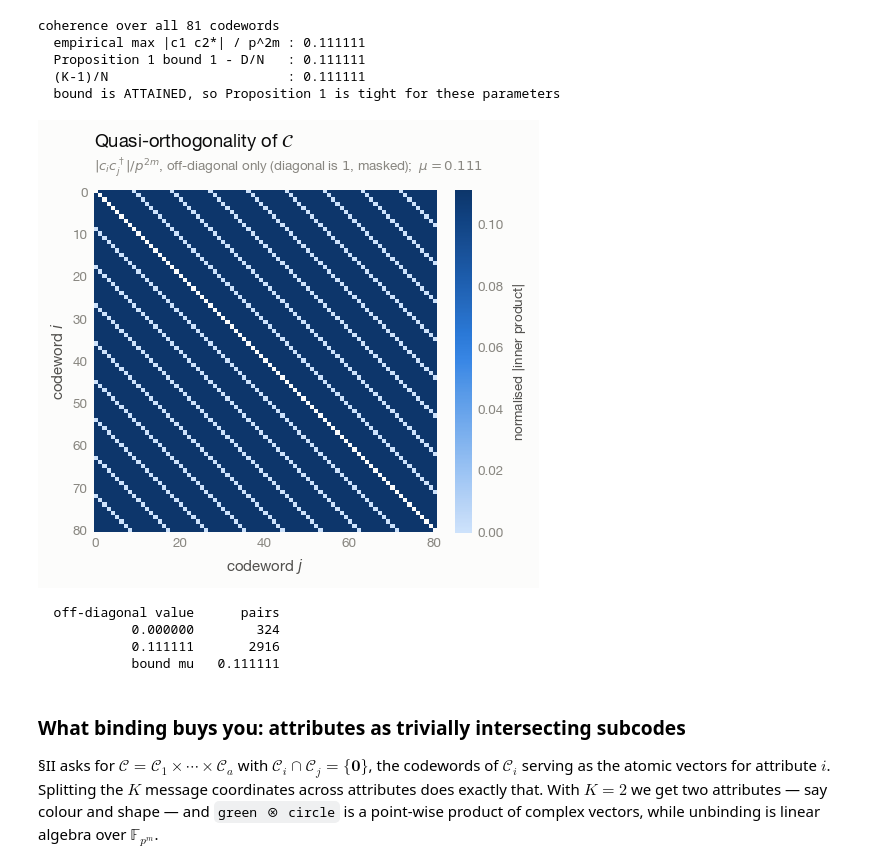
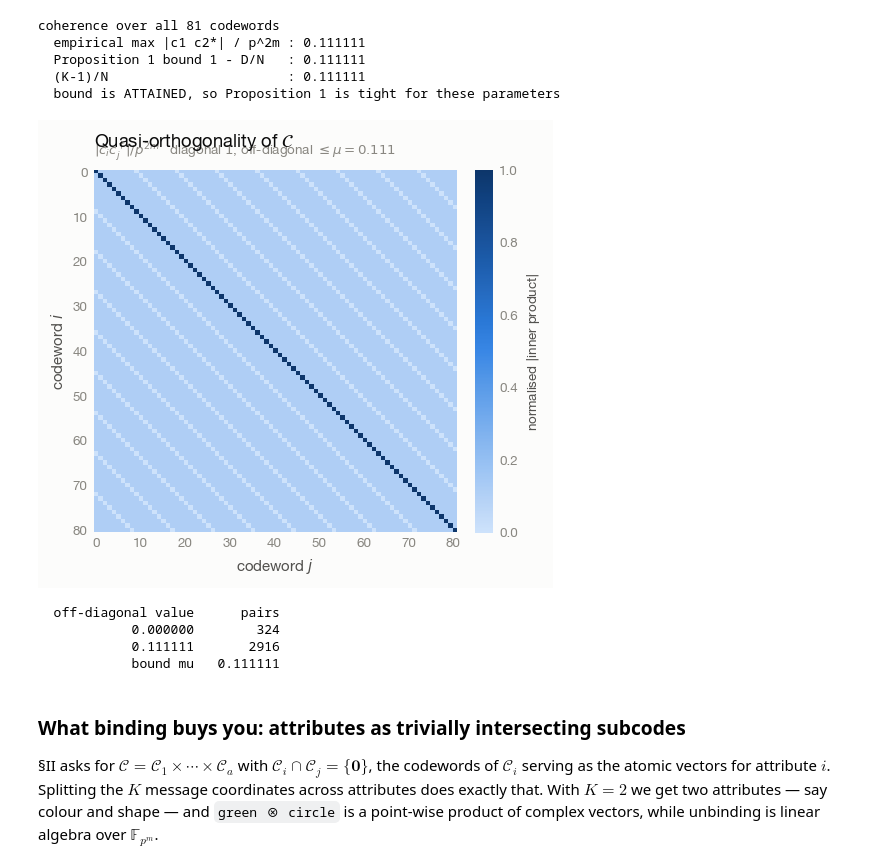
Before and after one commit to Harshahi/HIsto, a Jupyter notebook: rs_hadamard_encoder.ipynb, the cells around one changed output. Drawn from its saved outputs; the diff is of its cells as text; code cells hidden in the pictures.

```diff
--- a/rs_hadamard_encoder.ipynb
+++ b/rs_hadamard_encoder.ipynb
@@ -97,11 +98,10 @@ def style(ax, title=None, sub=None):
         s.set_visible(False)
     ax.tick_params(length=0)
     if title:
-        ax.set_title(title, color=T["ink"], loc="left", pad=26 if sub else 8)
-    if sub:                        # offset in points, so it never collides with the title
-        ax.annotate(sub, xy=(0, 1), xycoords="axes fraction", xytext=(0, 7),
-                    textcoords="offset points", color=T["muted"], fontsize=8,
-                    va="bottom", ha="left")
+        ax.set_title(title, color=T["ink"], loc="left", pad=14 if sub else 8)
+    if sub:
+        ax.text(0, 1.02, sub, transform=ax.transAxes, color=T["muted"],
+                fontsize=8, va="bottom")
     return ax
 # %% [markdown]
 ## Step 0 — the field $\mathbb{F}_{p^m}$, and its identification with $\mathbb{F}_p^m$
@@ -493,37 +493,28 @@ coherence over all 81 codewords
   bound is ATTAINED, so Proposition 1 is tight for these parameters
 # %%
 fig, ax = plt.subplots(figsize=(4.8, 4.0))
-
-# The diagonal is 1 by construction, so plotting it on a 0..1 scale flattens everything
-# that actually varies. Mask it and scale to mu, which separates the two populations
-# the MDS property predicts: exactly 0, or exactly mu.
-Gvis = Gram.copy()
-np.fill_diagonal(Gvis, np.nan)
-cmap = SEQ.copy()
-cmap.set_bad(T["surface"])
-
-im = ax.imshow(Gvis, cmap=cmap, vmin=0, vmax=mu_bound, interpolation="nearest")
+im = ax.imshow(Gram, cmap=SEQ, vmin=0, vmax=1, interpolation="nearest")
 style(ax, "Quasi-orthogonality of $\\mathcal{C}$",
-      f"$|c_i c_j^\\dagger| / p^{{2m}}$, off-diagonal only "
-      f"(diagonal is $1$, masked);  $\\mu = {mu_bound:.3f}$")
+      f"$|c_i c_j^\\dagger| / p^{{2m}}$   diagonal $1$, off-diagonal $\\leq \\mu = "
+      f"{mu_bound:.3f}$")
 ax.set_xlabel("codeword $j$")
 ax.set_ylabel("codeword $i$")
 cb = fig.colorbar(im, ax=ax, fraction=0.046, pad=0.04)
 cb.outline.set_visible(False)
 cb.ax.tick_params(length=0)
 cb.set_label("normalised $|$inner product$|$", color=T["ink2"], fontsize=8)
 fig.tight_layout()
 plt.show()
 
 # table view of the same figure
 vals, counts = np.unique(np.round(off_diag[np.triu_indices_from(off_diag, k=1)], 9),
                          return_counts=True)
 print(f"{'off-diagonal value':>20}   {'pairs':>8}")
 for v, n in zip(vals, counts):
     print(f"{v:>20.6f}   {n:>8}")
 print(f"{'bound mu':>20}   {mu_bound:>8.6f}")
 # %% [output]
-[figure, old version]
+[figure, new version]
   off-diagonal value      pairs
             0.000000        324
             0.111111       2916
```
Also changed, not shown: parts of 8 cells of this notebook, 1 other file.
